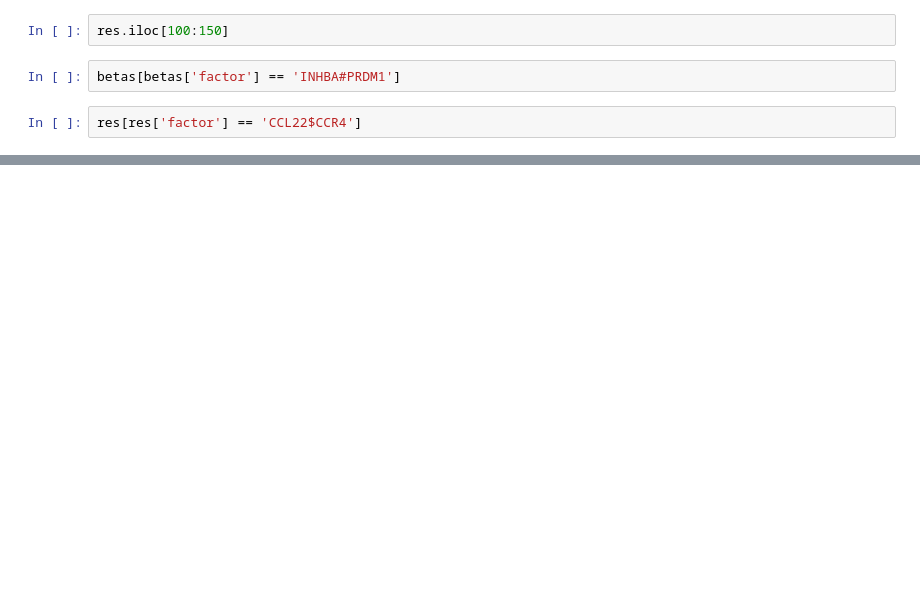
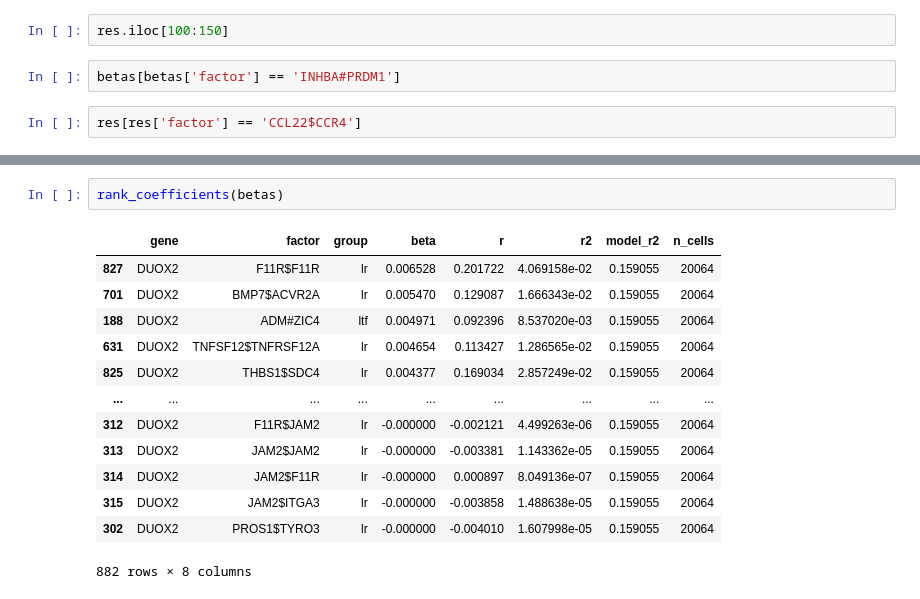
Before and after one commit to fosterea/MetabTravLR, a Jupyter notebook: metab_processing/LinearRegression/colon_test.ipynb, the cells around one changed output, grey strips where cells are left out. Drawn from its saved outputs; the diff is of its cells as text; blank space fills up the shorter version.

```diff
--- a/metab_processing/LinearRegression/colon_test.ipynb
+++ b/metab_processing/LinearRegression/colon_test.ipynb
@@ -162,0 +196,16 @@ plot_beta_histogram(sub[FACTOR], title=FACTOR);
+# %%
+rank_coefficients(betas)
+# %% [output]
+|  | gene | factor | group | beta | r | r2 | model_r2 | n_cells |
+| 827 | DUOX2 | F11R$F11R | lr | 0.006528 | 0.201722 | 4.069158e-02 | 0.159055 | 20064 |
+| 701 | DUOX2 | BMP7$ACVR2A | lr | 0.005470 | 0.129087 | 1.666343e-02 | 0.159055 | 20064 |
+| 188 | DUOX2 | ADM#ZIC4 | ltf | 0.004971 | 0.092396 | 8.537020e-03 | 0.159055 | 20064 |
+| 631 | DUOX2 | TNFSF12$TNFRSF12A | lr | 0.004654 | 0.113427 | 1.286565e-02 | 0.159055 | 20064 |
+| 825 | DUOX2 | THBS1$SDC4 | lr | 0.004377 | 0.169034 | 2.857249e-02 | 0.159055 | 20064 |
+| ... | ... | ... | ... | ... | ... | ... | ... | ... |
+| 312 | DUOX2 | F11R$JAM2 | lr | -0.000000 | -0.002121 | 4.499263e-06 | 0.159055 | 20064 |
+| 313 | DUOX2 | JAM2$JAM2 | lr | -0.000000 | -0.003381 | 1.143362e-05 | 0.159055 | 20064 |
+| 314 | DUOX2 | JAM2$F11R | lr | -0.000000 | 0.000897 | 8.049136e-07 | 0.159055 | 20064 |
+| 315 | DUOX2 | JAM2$ITGA3 | lr | -0.000000 | -0.003858 | 1.488638e-05 | 0.159055 | 20064 |
+| 302 | DUOX2 | PROS1$TYRO3 | lr | -0.000000 | -0.004010 | 1.607998e-05 | 0.159055 | 20064 |
+882 rows × 8 columns
```
Also changed, not shown: parts of 8 cells of this notebook, 4 other files.
